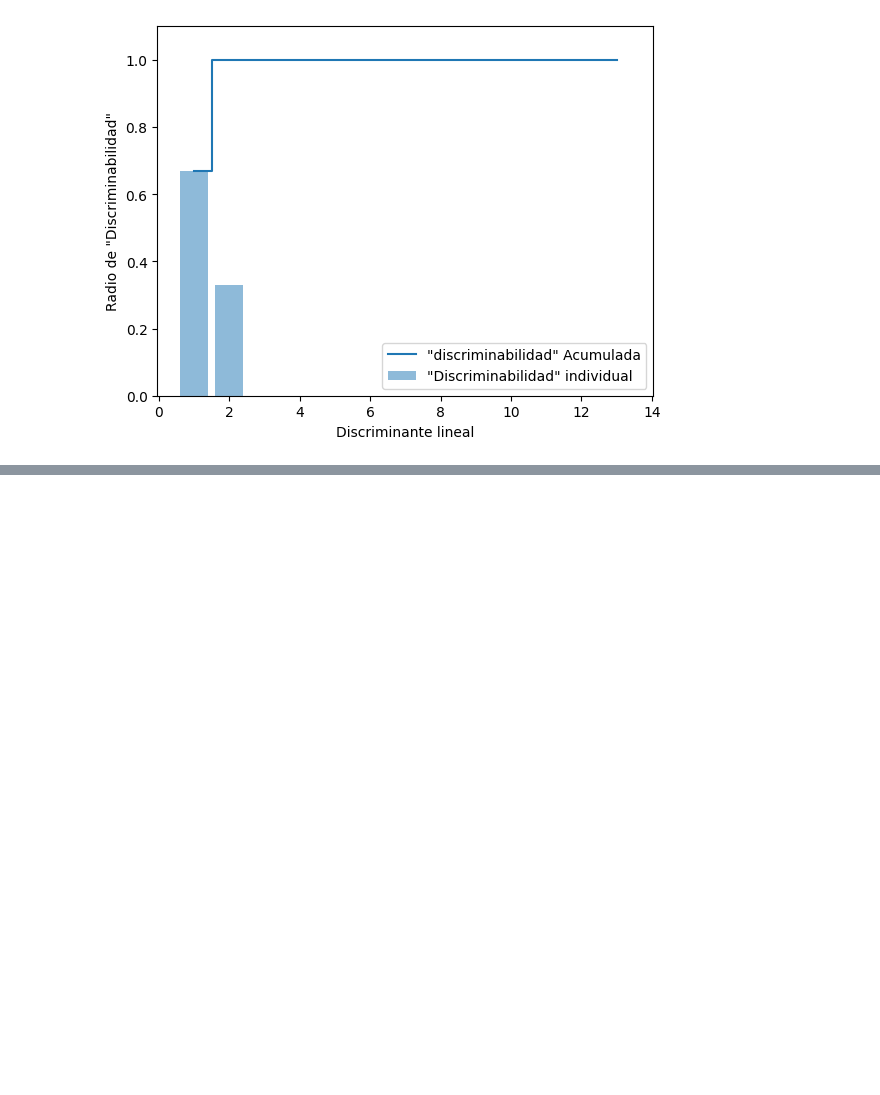
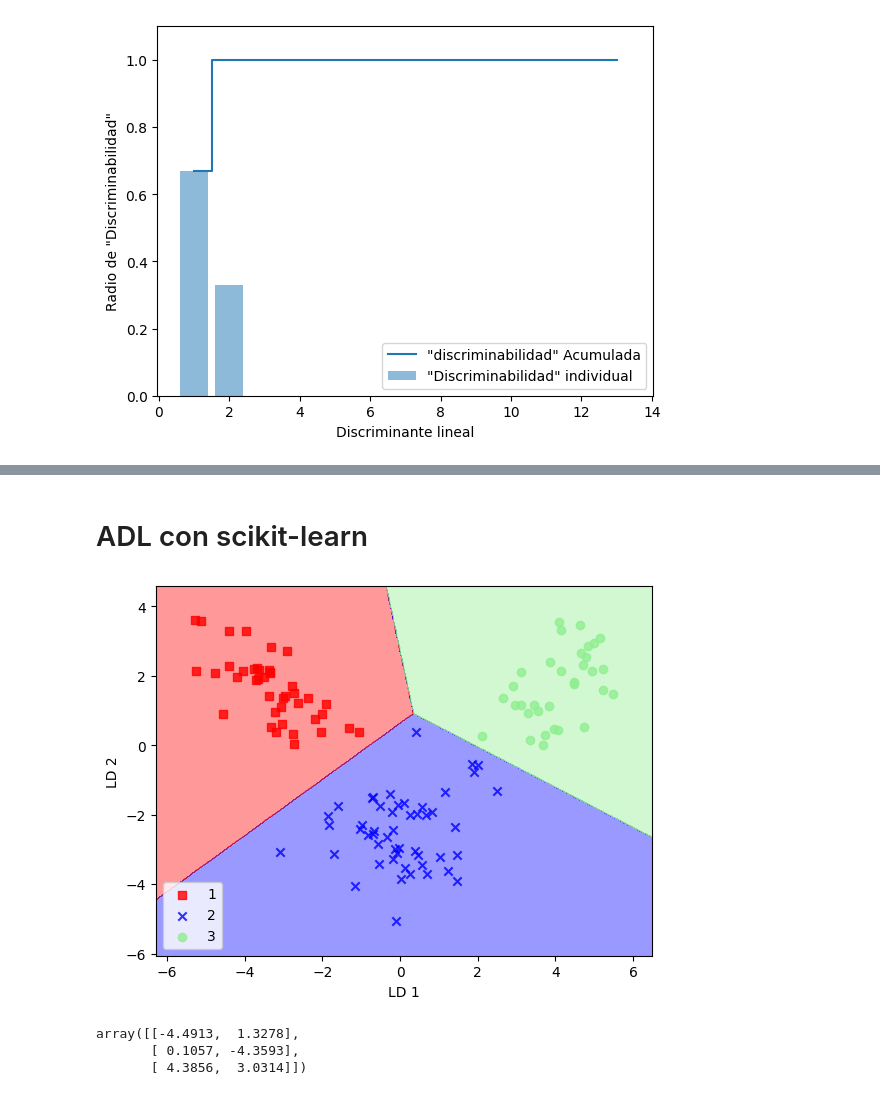
Before and after one commit to juancaalcaraz/practicaML, a Jupyter notebook: practicando_DS_wine.ipynb, the cells around one changed output, grey strips where cells are left out. Drawn from its saved outputs; the diff is of its cells as text; code cells hidden in the pictures; blank space fills up the shorter version.

```diff
--- a/practicando_DS_wine.ipynb
+++ b/practicando_DS_wine.ipynb
@@ -564,0 +600,23 @@ plt.show()
+# %% [markdown]
+# ADL con scikit-learn
+# %%
+from sklearn.discriminant_analysis import LinearDiscriminantAnalysis as LDA
+lda = LDA(n_components=2)
+X_train_lda = lda.fit_transform(X_train_std, y_train)
+# %%
+from sklearn.linear_model import LogisticRegression
+lr = LogisticRegression(C=100)
+lr.fit(X_train_lda, y_train)
+plot_decision_regions(X_train_lda, y_train, classifier=lr)
+plt.xlabel('LD 1')
+plt.ylabel('LD 2')
+plt.legend(loc='lower left')
+plt.show()
+# %% [output]
+[figure, added]
+# %%
+lr.coef_
+# %% [output]
+array([[-4.4913,  1.3278],
+       [ 0.1057, -4.3593],
+       [ 4.3856,  3.0314]])
```
Also changed, not shown: parts of 37 cells of this notebook.
